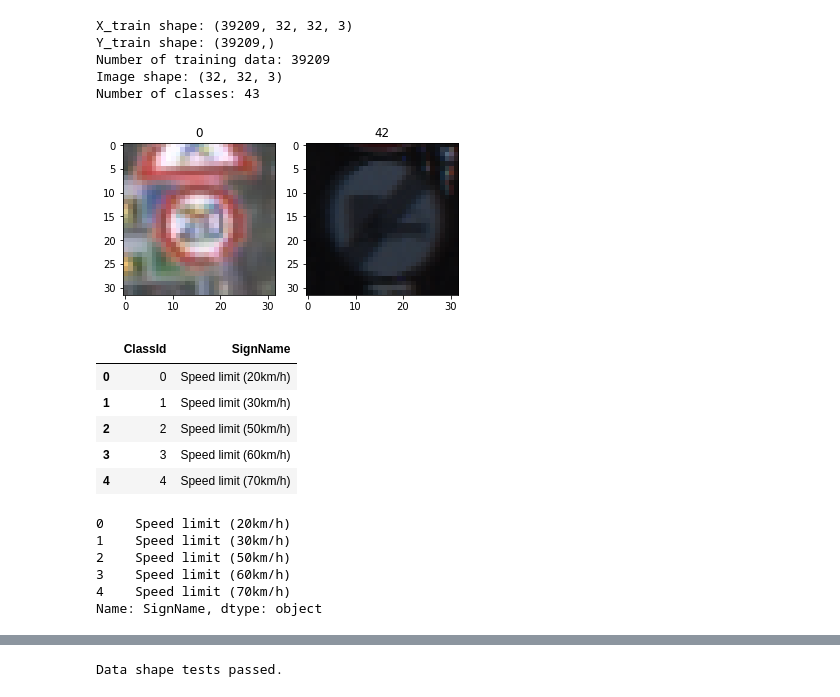
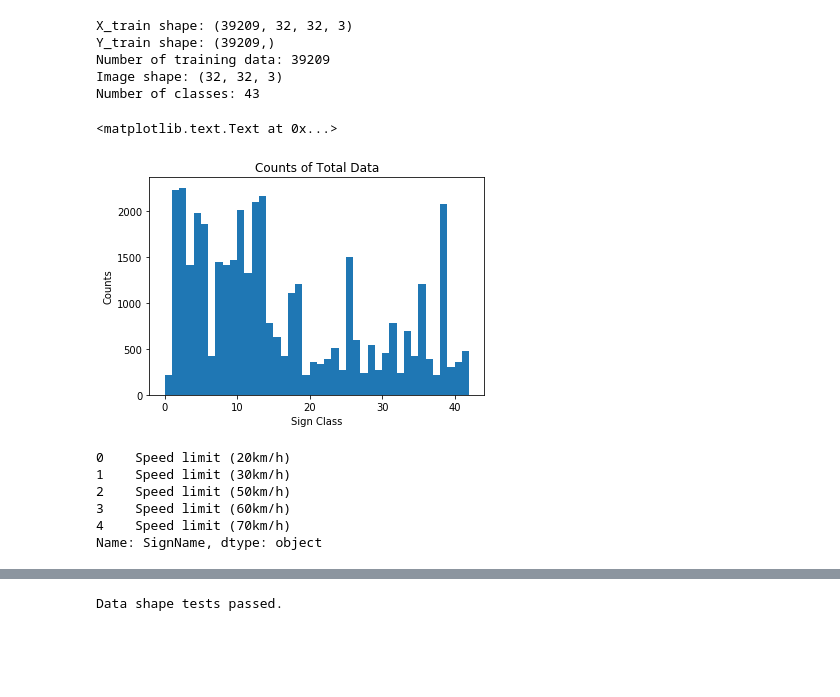
Before and after one commit to piliwilliam0306/Udacity-SDC, a Jupyter notebook: Traffic-Sign-Classification/traffic-sign-classification.ipynb, the cells around one changed output, grey strips where cells are left out. Cells and saved outputs as stored; diff of their text form; code cells hidden in the pictures; blank space fills up the shorter version.

```diff
--- a/Traffic-Sign-Classification/traffic-sign-classification.ipynb
+++ b/Traffic-Sign-Classification/traffic-sign-classification.ipynb
@@ -8,56 +8,51 @@ import pandas as pd
 import matplotlib.pyplot as plt
 # %%
 # loading pickled dataset
+# Data exploration visualization
+# http://matplotlib.org/examples/statistics/histogram_demo_features.html
+import random
+%matplotlib inline
+
 with open('train.p', 'rb') as f:
     data = pickle.load(f)
 
 # Load the feature data to the variable X_train
 # Load the label data to the variable Y_train
 X_train, Y_train = data['features'], data['labels']
 
 # 'features' is a 4D array containing raw pixel data of the traffic sign images,
 # (num examples, width, height, channels).
 print ('X_train shape: {}'.format(X_train.shape))
 # 'labels' is a 2D array containing the label/class id of the traffic sign.
 print ('Y_train shape: {}'.format(Y_train.shape))
 # number of training set
 print ('Number of training data: {}'.format(len(X_train)))
 # showing image shape
 print ('Image shape: {}'.format(X_train.shape[1:]))
 # number of class
-print ('Number of classes: {}'.format(len(set(Y_train))))
+classes = len(set(Y_train))
+print ('Number of classes: {}'.format(classes))
+
+plt.hist(Y_train, bins=range(classes))
+plt.title('Counts of Total Data')
+plt.xlabel('Sign Class')
+plt.ylabel('Counts')
 # %% [output]
 X_train shape: (39209, 32, 32, 3)
 Y_train shape: (39209,)
 Number of training data: 39209
 Image shape: (32, 32, 3)
 Number of classes: 43
+<matplotlib.text.Text at 0x...>
+[figure, added]
-# %%
-# Visualizing dataset
-plt.subplot(1, 2, 1)
-plt.imshow(X_train[0])
-plt.title('{}'.format(Y_train[0]))
-plt.subplot(1, 2, 2)
-plt.imshow(X_train[39208])
-plt.title('{}'.format(Y_train[39208]))
-plt.show()
-# %% [output]
-[figure, removed]
 # %%
-
+# reading sign name file
 label_file = 'signnames.csv'
 label = pd.read_csv(label_file)
-display(label.head())
 ClassId = label['ClassId']
 SignName = label['SignName']
-print (SignName.head())
+display(SignName.head())
 # %% [output]
-|  | ClassId | SignName |
-| 0 | 0 | Speed limit (20km/h) |
-| 1 | 1 | Speed limit (30km/h) |
-| 2 | 2 | Speed limit (50km/h) |
-| 3 | 3 | Speed limit (60km/h) |
-| 4 | 4 | Speed limit (70km/h) |
 0    Speed limit (20km/h)
 1    Speed limit (30km/h)
 2    Speed limit (50km/h)
```
Also changed, not shown: parts of 15 cells of this notebook.
